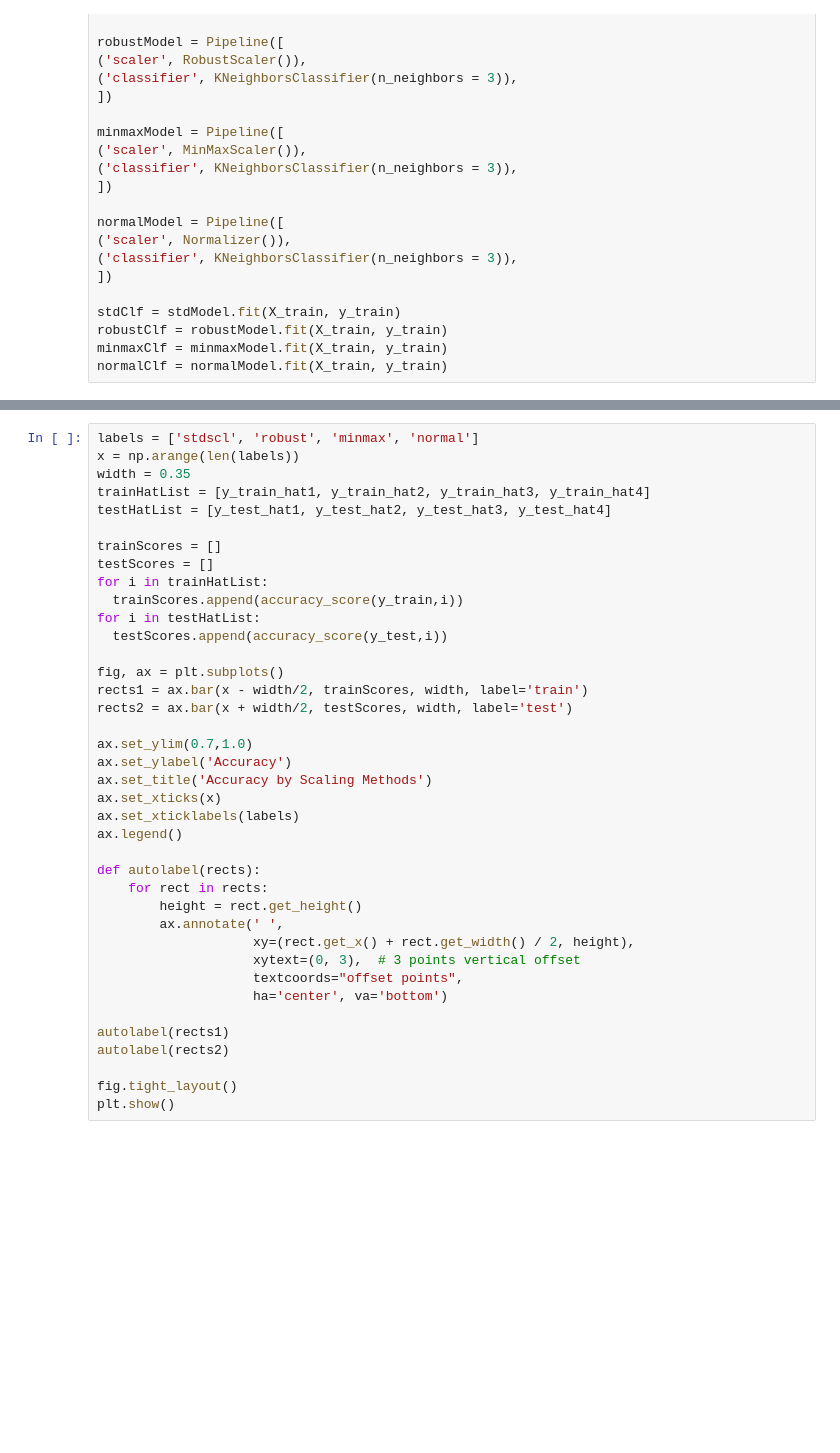
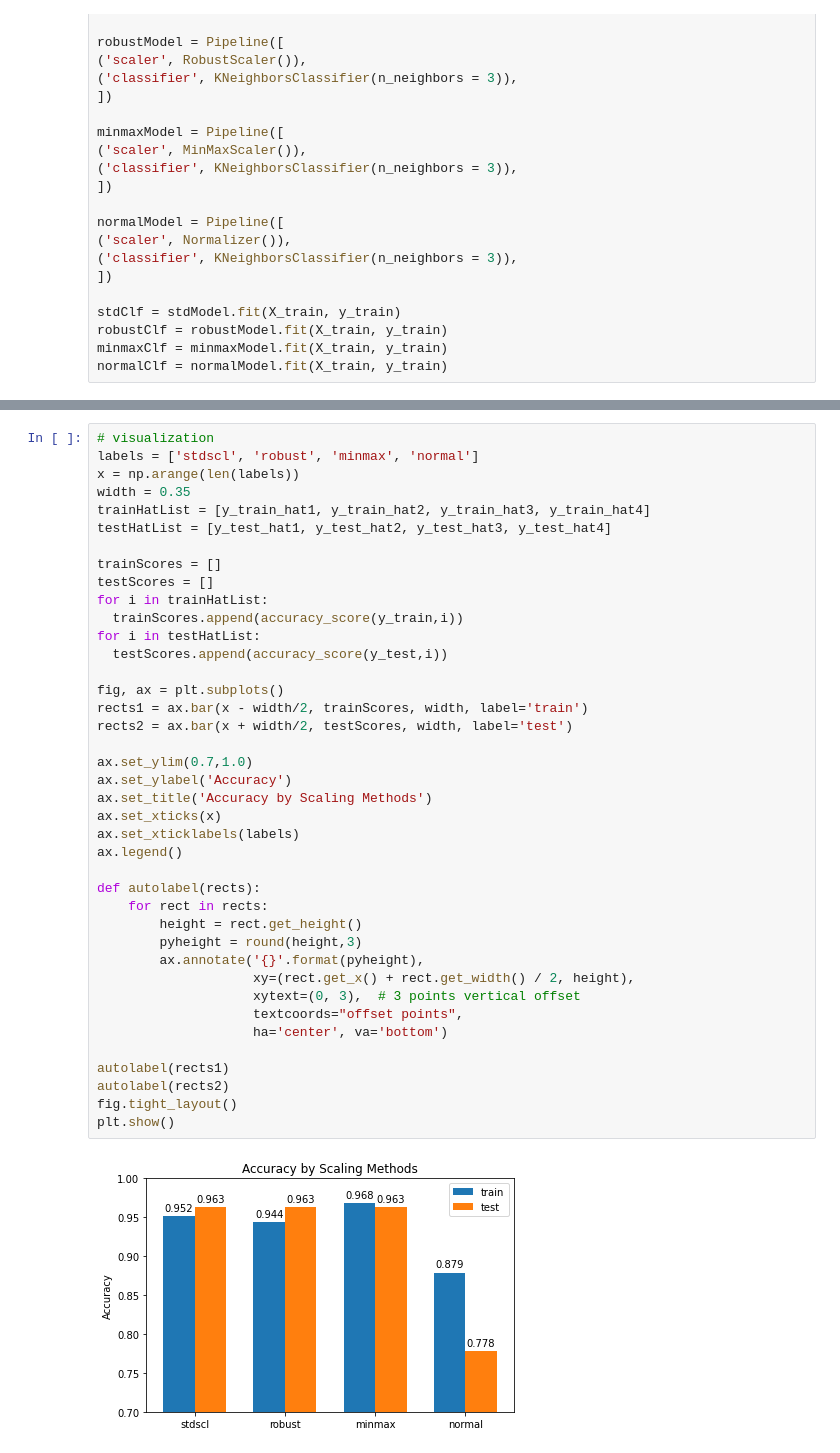
Before and after one commit to Bunnykey/PFDS, a Jupyter notebook: knnclassifier.ipynb, the cells around one changed output, grey strips where cells are left out. Cells and saved outputs as stored; diff of their text form; blank space fills up the shorter version.

```diff
--- a/knnclassifier.ipynb
+++ b/knnclassifier.ipynb
@@ -71,4 +112,5 @@ print('normal test accuracy :', accuracy_score(y_test, y_test_hat4))
 # %%
+# visualization
 labels = ['stdscl', 'robust', 'minmax', 'normal']
 x = np.arange(len(labels))
 width = 0.35
@@ -78,32 +120,34 @@ testHatList = [y_test_hat1, y_test_hat2, y_test_hat3, y_test_hat4]
 trainScores = []
 testScores = []
 for i in trainHatList:
   trainScores.append(accuracy_score(y_train,i))
 for i in testHatList:
   testScores.append(accuracy_score(y_test,i))
 
 fig, ax = plt.subplots()
 rects1 = ax.bar(x - width/2, trainScores, width, label='train')
 rects2 = ax.bar(x + width/2, testScores, width, label='test')
 
 ax.set_ylim(0.7,1.0)
 ax.set_ylabel('Accuracy')
 ax.set_title('Accuracy by Scaling Methods')
 ax.set_xticks(x)
 ax.set_xticklabels(labels)
 ax.legend()
 
 def autolabel(rects):
     for rect in rects:
         height = rect.get_height()
-        ax.annotate(' ',
+        pyheight = round(height,3)
+        ax.annotate('{}'.format(pyheight),
                     xy=(rect.get_x() + rect.get_width() / 2, height),
                     xytext=(0, 3),  # 3 points vertical offset
                     textcoords="offset points",
                     ha='center', va='bottom')
 
 autolabel(rects1)
 autolabel(rects2)
-
 fig.tight_layout()
 plt.show()
+# %% [output]
+[figure, added]
```
Also changed, not shown: parts of 6 cells of this notebook.
